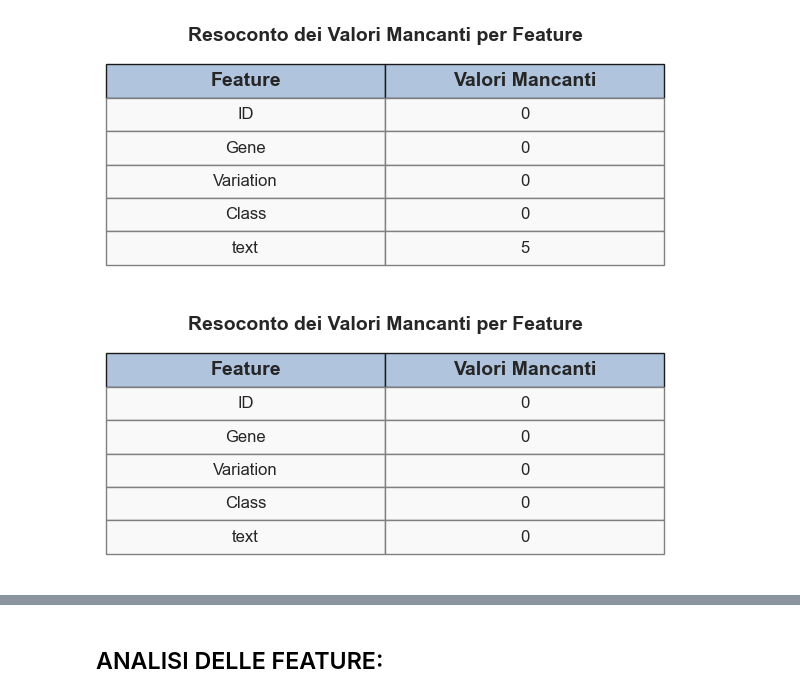
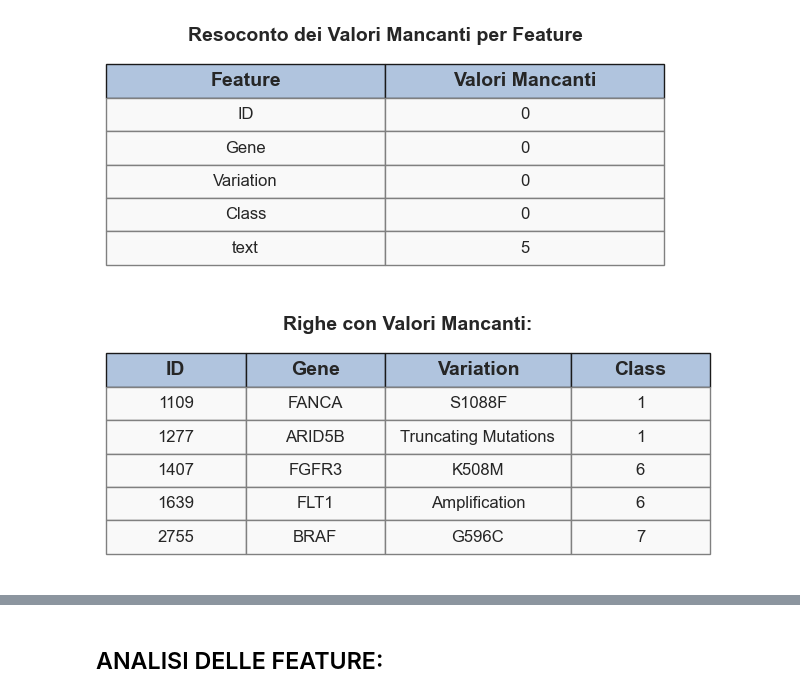
Before and after one commit to sciro24/Cancer-Treatment-with-ML, a Jupyter notebook: ULTIMI /ULTIMISSIMI/LAST ONLY EDA.ipynb, the cells around one changed output, grey strips where cells are left out. Cells and saved outputs as stored; diff of their text form; code cells hidden in the pictures.

```diff
--- a/ULTIMI /ULTIMISSIMI/LAST ONLY EDA.ipynb
+++ b/ULTIMI /ULTIMISSIMI/LAST ONLY EDA.ipynb
@@ -231,6 +231,46 @@ plt.title("Resoconto dei Valori Mancanti per Feature", fontsize=14, weight='bold
 plt.show()
 # %% [output]
 [figure]
+# %%
+# Seleziona le righe con valori mancanti (nulli o vuoti)
+rows_with_missing = df[df.isnull().any(axis=1) | (df == "").any(axis=1)]
+
+# Seleziona solo le colonne "ID", "Gene", "Variation" e "Class"
+subset_df = rows_with_missing[["ID", "Gene", "Variation", "Class"]].head(5)
+
+# Crea una tabella visiva con matplotlib
+fig, ax = plt.subplots(figsize=(6, 3))  # Imposta la dimensione della tabella
+ax.axis('tight')  # Disabilita gli assi
+ax.axis('off')    # Disabilita gli assi
+
+# Usa pandas per creare la tabella visiva
+table = ax.table(cellText=subset_df.values, colLabels=subset_df.columns, loc='center', cellLoc='center')
+
+# Personalizzazione estetica
+table.auto_set_font_size(False)
+table.set_fontsize(12)  # Imposta la dimensione del font
+table.scale(1.2, 2)      # Aumenta la scala delle righe (modifica il secondo parametro per cambiare l'altezza delle righe)
+
+# Modifica i bordi delle celle
+for (i, j), cell in table.get_celld().items():
+    if i == 0:  # Modifica la prima riga (intestazione)
+        cell.set_fontsize(14)
+        cell.set_text_props(weight='bold')
+        cell.set_facecolor('#B0C4DE')  # Colore di sfondo per l'intestazione
+    else:
+        cell.set_edgecolor('gray')  # Colore dei bordi
+        cell.set_facecolor('#f9f9f9')  # Colore di sfondo delle celle
+
+# Imposta la larghezza della colonna "Variation"
+table.auto_set_column_width(col=2)  # col=2 corrisponde alla colonna "Variation"
+
+# Aggiungi il titolo
+plt.title("Righe con Valori Mancanti:", fontsize=14, weight='bold')
+
+# Mostra la tabella
+plt.show()
+# %% [output]
+[figure, added]
 # %%
 # Elimina righe con valori nulli o con campo 'text' vuoto
 df = df.dropna(subset=["text"]).loc[df['text'] != '']
@@ -274,7 +314,5 @@ plt.title("Resoconto dei Valori Mancanti per Feature", fontsize=14, weight='bold
 
 # Mostra la tabella
 plt.show()
-# %% [output]
-[figure, removed]
 # %%
 df.shape
```
Also changed, not shown: parts of 2 cells of this notebook.
